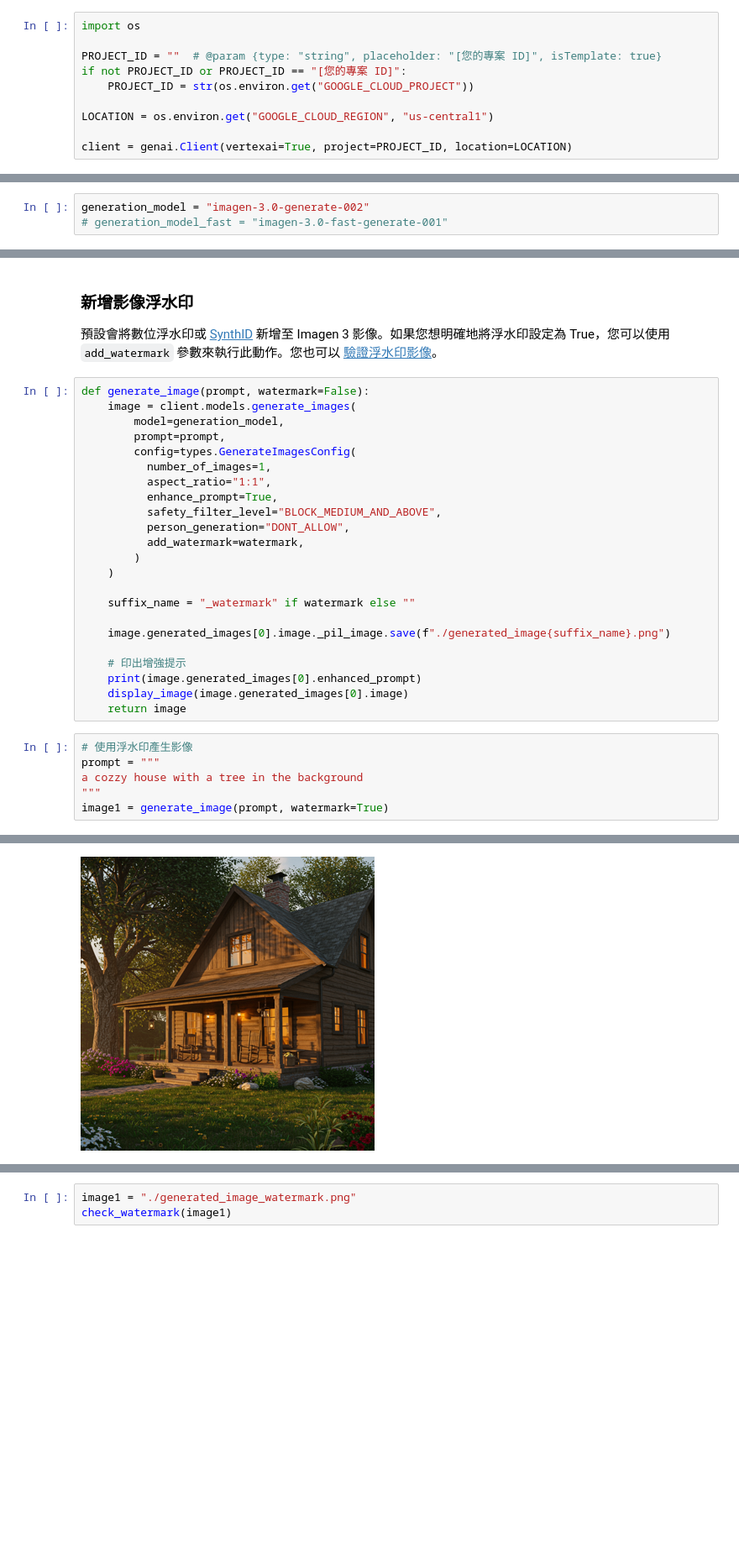
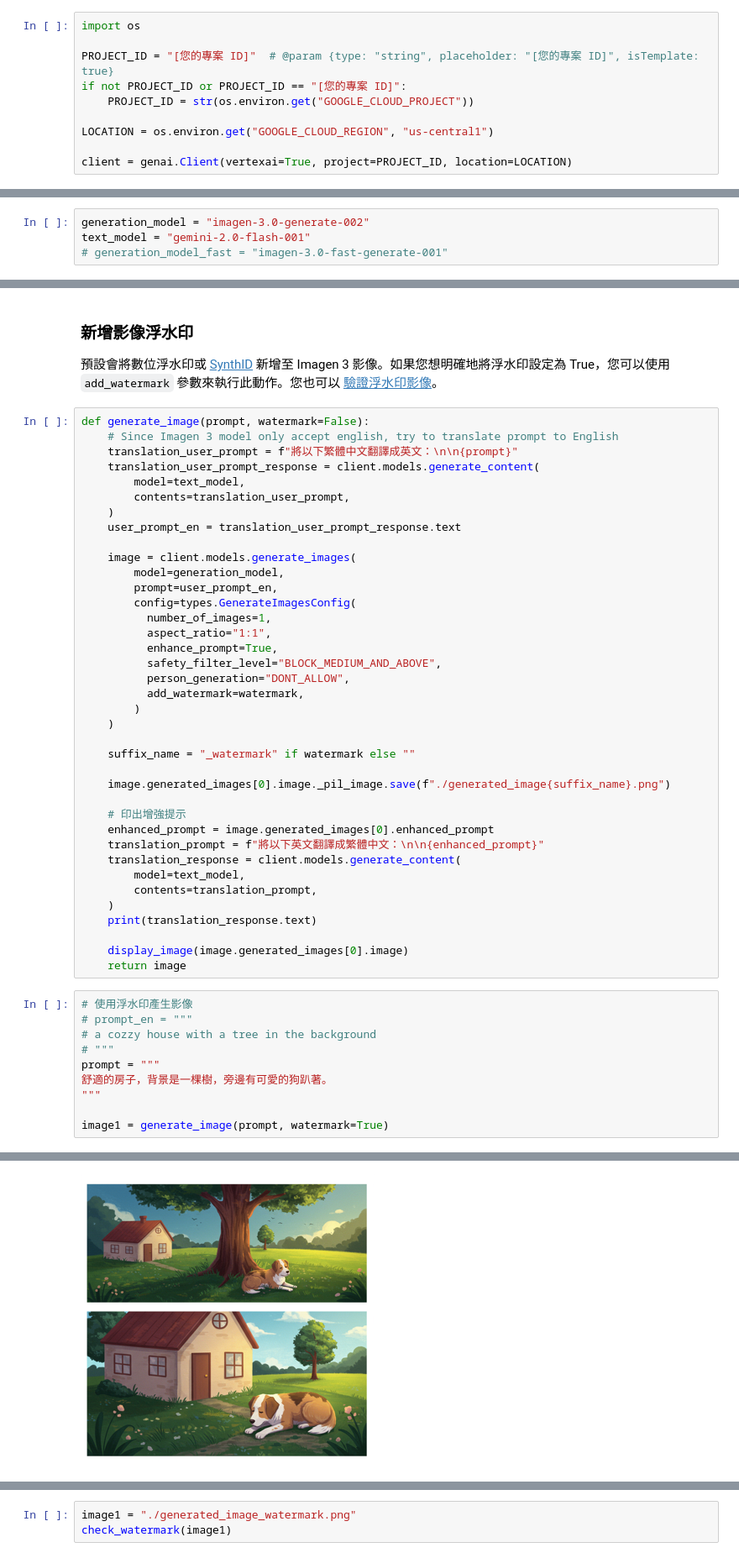
Before and after one commit to jimmyliao/HorusEye, a Jupyter notebook: HorusEye_tw.ipynb, the cells around one changed output, grey strips where cells are left out. Shown at 84% size. Saved outputs shown, nothing was run; the diff lists cells and outputs as text; blank space fills up the shorter version.

Commit message:
add translation during input prompt and output prompt.

```diff
--- a/HorusEye_tw.ipynb
+++ b/HorusEye_tw.ipynb
@@ -102,7 +102,7 @@ from google.genai import types
 # %%
 import os
 
-PROJECT_ID = ""  # @param {type: "string", placeholder: "[您的專案 ID]", isTemplate: true}
+PROJECT_ID = "[您的專案 ID]"  # @param {type: "string", placeholder: "[您的專案 ID]", isTemplate: true}
 if not PROJECT_ID or PROJECT_ID == "[您的專案 ID]":
     PROJECT_ID = str(os.environ.get("GOOGLE_CLOUD_PROJECT"))
 
@@ -141,6 +141,7 @@ Imagen 3：`imagen-3.0-generate-002`
 <!-- Imagen 3 Fast：`imagen-3.0-fast-generate-001` -->
 # %%
 generation_model = "imagen-3.0-generate-002"
+text_model = "gemini-2.0-flash-001"
 # generation_model_fast = "imagen-3.0-fast-generate-001"
 # %% [markdown]
 ### Imagen 3 和 Imagen 3 Fast
@@ -163,9 +164,17 @@ generation_model = "imagen-3.0-generate-002"
 預設會將數位浮水印或 [SynthID](https://deepmind.google/technologies/synthid/) 新增至 Imagen 3 影像。如果您想明確地將浮水印設定為 True，您可以使用 `add_watermark` 參數來執行此動作。您也可以 [驗證浮水印影像](https://cloud.google.com/vertex-ai/generative-ai/docs/image/generate-images#watermark)。
 # %%
 def generate_image(prompt, watermark=False):
+    # Since Imagen 3 model only accept english, try to translate prompt to English
+    translation_user_prompt = f"將以下繁體中文翻譯成英文：\n\n{prompt}"
+    translation_user_prompt_response = client.models.generate_content(
+        model=text_model,
+        contents=translation_user_prompt,
+    )
+    user_prompt_en = translation_user_prompt_response.text
+
     image = client.models.generate_images(
         model=generation_model,
-        prompt=prompt,
+        prompt=user_prompt_en,
         config=types.GenerateImagesConfig(
           number_of_images=1,
           aspect_ratio="1:1",
@@ -181,13 +190,24 @@ def generate_image(prompt, watermark=False):
     image.generated_images[0].image._pil_image.save(f"./generated_image{suffix_name}.png")
 
     # 印出增強提示
-    print(image.generated_images[0].enhanced_prompt)
+    enhanced_prompt = image.generated_images[0].enhanced_prompt
+    translation_prompt = f"將以下英文翻譯成繁體中文：\n\n{enhanced_prompt}"
+    translation_response = client.models.generate_content(
+        model=text_model,
+        contents=translation_prompt,
+    )
+    print(translation_response.text)
+
     display_image(image.generated_images[0].image)
     return image
 # %%
 # 使用浮水印產生影像
+# prompt_en = """
+# a cozzy house with a tree in the background
+# """
 prompt = """
-a cozzy house with a tree in the background
+舒適的房子，背景是一棵樹，旁邊有可愛的狗趴著。
 """
+
 image1 = generate_image(prompt, watermark=True)
 # %% [output]
@@ -195,3 +215,3 @@ A cozy, rustic house with a warm, inviting atmosphere, surrounded by a lush gree
-[figure, old version]
+[figure, new version]
 # %%
 # 不使用浮水印產生影像
```
Also changed, not shown: parts of 2 cells of this notebook.
